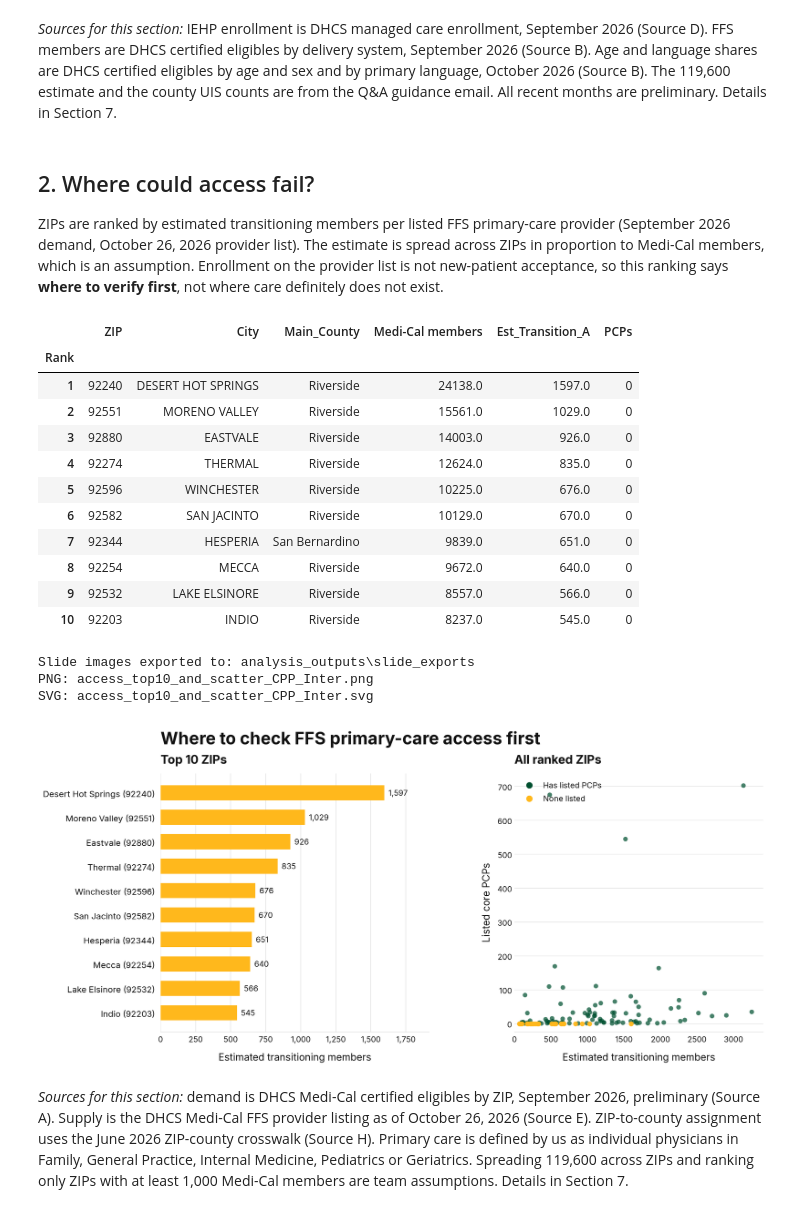
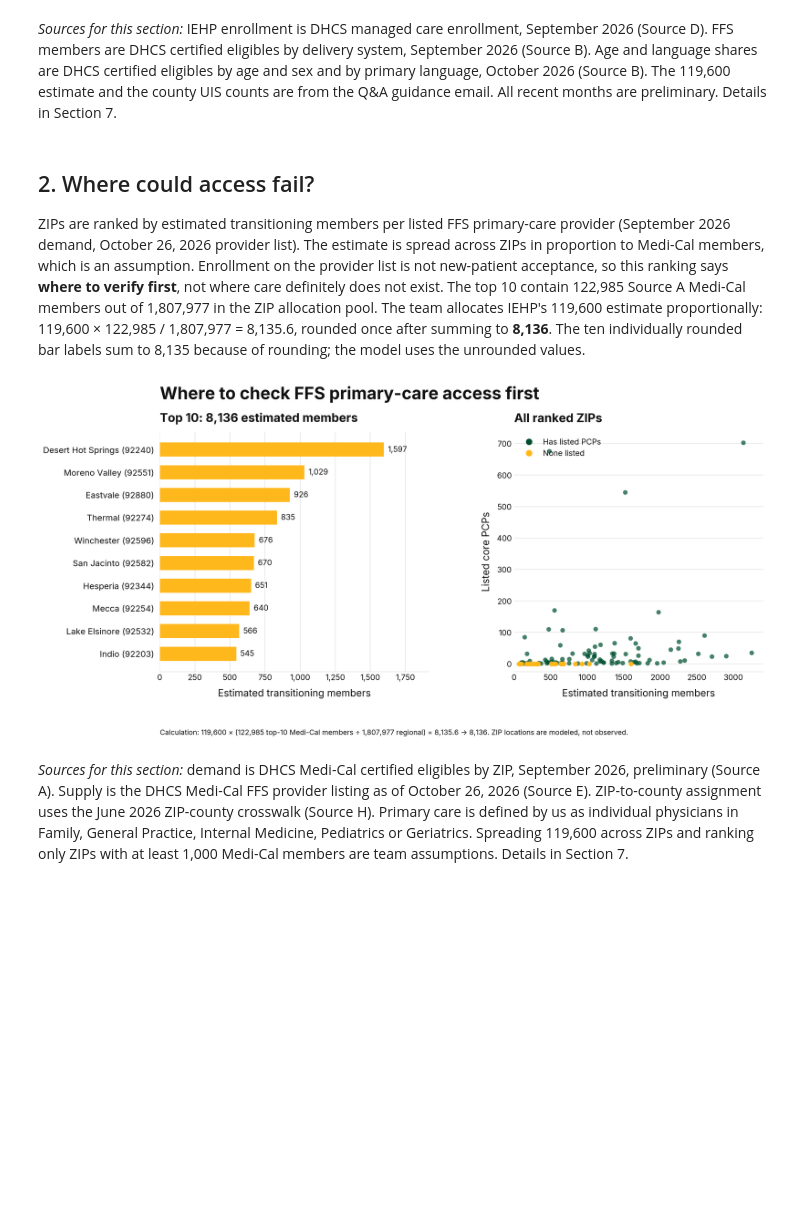
Before and after one commit to doom-boy/IEHP-CEO-Competition, a Jupyter notebook: final_analysis_and_recommendations_visuals.ipynb, the cells around one changed output. Saved outputs shown, nothing was run; the diff lists cells and outputs as text; code cells hidden in the pictures; blank space fills up the shorter version.

Commit message:
graphs

```diff
--- a/final_analysis_and_recommendations_visuals.ipynb
+++ b/final_analysis_and_recommendations_visuals.ipynb
@@ -108,6 +108,7 @@ display(Markdown(f"""
 ## 2. Where could access fail?
 
 ZIPs are ranked by estimated transitioning members per listed FFS primary-care provider (September 2026 demand, October 26, 2026 provider list). The estimate is spread across ZIPs in proportion to Medi-Cal members, which is an assumption. Enrollment on the provider list is not new-patient acceptance, so this ranking says **where to verify first**, not where care definitely does not exist.
+The top 10 contain 122,985 Source A Medi-Cal members out of 1,807,977 in the ZIP allocation pool. The team allocates IEHP's 119,600 estimate proportionally: 119,600 × 122,985 / 1,807,977 = 8,135.6, rounded once after summing to **8,136**. The ten individually rounded bar labels sum to 8,135 because of rounding; the model uses the unrounded values.
 # %%
 n_ranked, n_nopcp = len(ranking), int(ranking["PCPs"].eq(0).sum())
 top10 = ranking.head(10)
@@ -151,7 +152,11 @@ ypos = range(len(chart_top10))
 ax_bar.barh(ypos, values, height=0.62, color=cpp_gold)
 ax_bar.set_yticks(list(ypos), labels)
 ax_bar.invert_yaxis()
-ax_bar.set_title("Top 10 ZIPs", loc="left", fontsize=17, fontweight="bold", pad=14, color=ink)
+top10_members = chart_top10["Medi-Cal members"].astype(float).sum()
+regional_members = pd.read_csv(acc / "zip_access_table_all.csv")["Medi-Cal members"].fillna(0).sum()
+modeled_top10 = 119_600 * top10_members / regional_members
+assert round(modeled_top10) == 8_136
+ax_bar.set_title(f"Top 10: {modeled_top10:,.0f} estimated members", loc="left", fontsize=17, fontweight="bold", pad=14, color=ink)
 ax_bar.set_xlabel("Estimated transitioning members", labelpad=10, fontsize=14, color=ink)
 ax_bar.tick_params(axis="y", length=0, labelsize=12, pad=8)
 ax_bar.tick_params(axis="x", length=0, labelsize=11)
@@ -162,50 +167,38 @@ for y, value in zip(ypos, values):
     ax_bar.text(value + max(values) * 0.018, y, f"{value:,.0f}", va="center", fontsize=11, color=ink)
 
 has_pcp = ranking["PCPs"].gt(0)
 no_pcp = ~has_pcp
 ax_scatter.scatter(ranking.loc[has_pcp, "Est_Transition_A"], ranking.loc[has_pcp, "PCPs"], s=42, color=cpp_green, alpha=0.72, linewidths=0, zorder=2)
 ax_scatter.scatter(ranking.loc[no_pcp, "Est_Transition_A"], ranking.loc[no_pcp, "PCPs"], s=47, color=cpp_gold, alpha=0.95, linewidths=0, zorder=2)
 ax_scatter.set_title("All ranked ZIPs", loc="left", fontsize=17, fontweight="bold", pad=14, color=ink)
 ax_scatter.set_xlabel("Estimated transitioning members", labelpad=10, fontsize=14, color=ink)
 ax_scatter.set_ylabel("Listed core PCPs", labelpad=8, fontsize=14, color=ink)
 ax_scatter.tick_params(axis="both", length=0, labelsize=11)
 ax_scatter.grid(axis="x", visible=False)
 ax_scatter.set_xlim(left=0)
 ax_scatter.set_ylim(bottom=-25)
 ax_scatter.legend(handles=[
     Line2D([], [], marker="o", linestyle="None", markersize=8, color=cpp_green, label="Has listed PCPs"),
     Line2D([], [], marker="o", linestyle="None", markersize=8, color=cpp_gold, label="None listed"),
 ], frameon=False, loc="upper left", fontsize=11)
-fig.subplots_adjust(left=0.08, right=0.97, top=0.83, bottom=0.15, wspace=0.33)
+fig.text(0.08, 0.035,
+         f"Calculation: 119,600 × ({top10_members:,.0f} top-10 Medi-Cal members ÷ {regional_members:,.0f} regional) = {modeled_top10:,.1f} → {modeled_top10:,.0f}. ZIP locations are modeled, not observed.",
+         fontsize=10, color=ink)
+fig.subplots_adjust(left=0.08, right=0.97, top=0.83, bottom=0.20, wspace=0.33)
 png_path = export_dir / "access_top10_and_scatter_CPP_Inter.png"
 svg_path = export_dir / "access_top10_and_scatter_CPP_Inter.svg"
 fig.savefig(png_path, dpi=220, bbox_inches="tight")
 fig.savefig(svg_path, bbox_inches="tight")
 plt.close(fig)
 print("Slide images exported to:", export_dir.relative_to(root))
 print("PNG:", png_path.name)
 print("SVG:", svg_path.name)
 display(Image(filename=str(png_path)))
 
 core_only = sens[sens["Provider definition"].isin(["PCP core", "PCP core, minus reported N/M"])]
 broad_defs = sens[~sens.index.isin(core_only.index)]
 # %% [output]
-|  | ZIP | City | Main_County | Medi-Cal members | Est_Transition_A | PCPs |
-| Rank |  |  |  |  |  |  |
-| 1 | 92240 | DESERT HOT SPRINGS | Riverside | 24138.0 | 1597.0 | 0 |
-| 2 | 92551 | MORENO VALLEY | Riverside | 15561.0 | 1029.0 | 0 |
-| 3 | 92880 | EASTVALE | Riverside | 14003.0 | 926.0 | 0 |
-| 4 | 92274 | THERMAL | Riverside | 12624.0 | 835.0 | 0 |
-| 5 | 92596 | WINCHESTER | Riverside | 10225.0 | 676.0 | 0 |
-| 6 | 92582 | SAN JACINTO | Riverside | 10129.0 | 670.0 | 0 |
-| 7 | 92344 | HESPERIA | San Bernardino | 9839.0 | 651.0 | 0 |
-| 8 | 92254 | MECCA | Riverside | 9672.0 | 640.0 | 0 |
-| 9 | 92532 | LAKE ELSINORE | Riverside | 8557.0 | 566.0 | 0 |
-| 10 | 92203 | INDIO | Riverside | 8237.0 | 545.0 | 0 |
-Slide images exported to: analysis_outputs\slide_exports
-PNG: access_top10_and_scatter_CPP_Inter.png
-SVG: access_top10_and_scatter_CPP_Inter.svg
-[figure, old version]
+[figure, new version]
 # %% [markdown]
 *Sources for this section:* demand is DHCS Medi-Cal certified eligibles by ZIP, September 2026, preliminary (Source A). Supply is the DHCS Medi-Cal FFS provider listing as of October 26, 2026 (Source E). ZIP-to-county assignment uses the June 2026 ZIP-county crosswalk (Source H). Primary care is defined by us as individual physicians in Family, General Practice, Internal Medicine, Pediatrics or Geriatrics. Spreading 119,600 across ZIPs and ranking only ZIPs with at least 1,000 Medi-Cal members are team assumptions. Details in Section 7.
 # %% [markdown]
```
Also changed, not shown: 12 other files.
